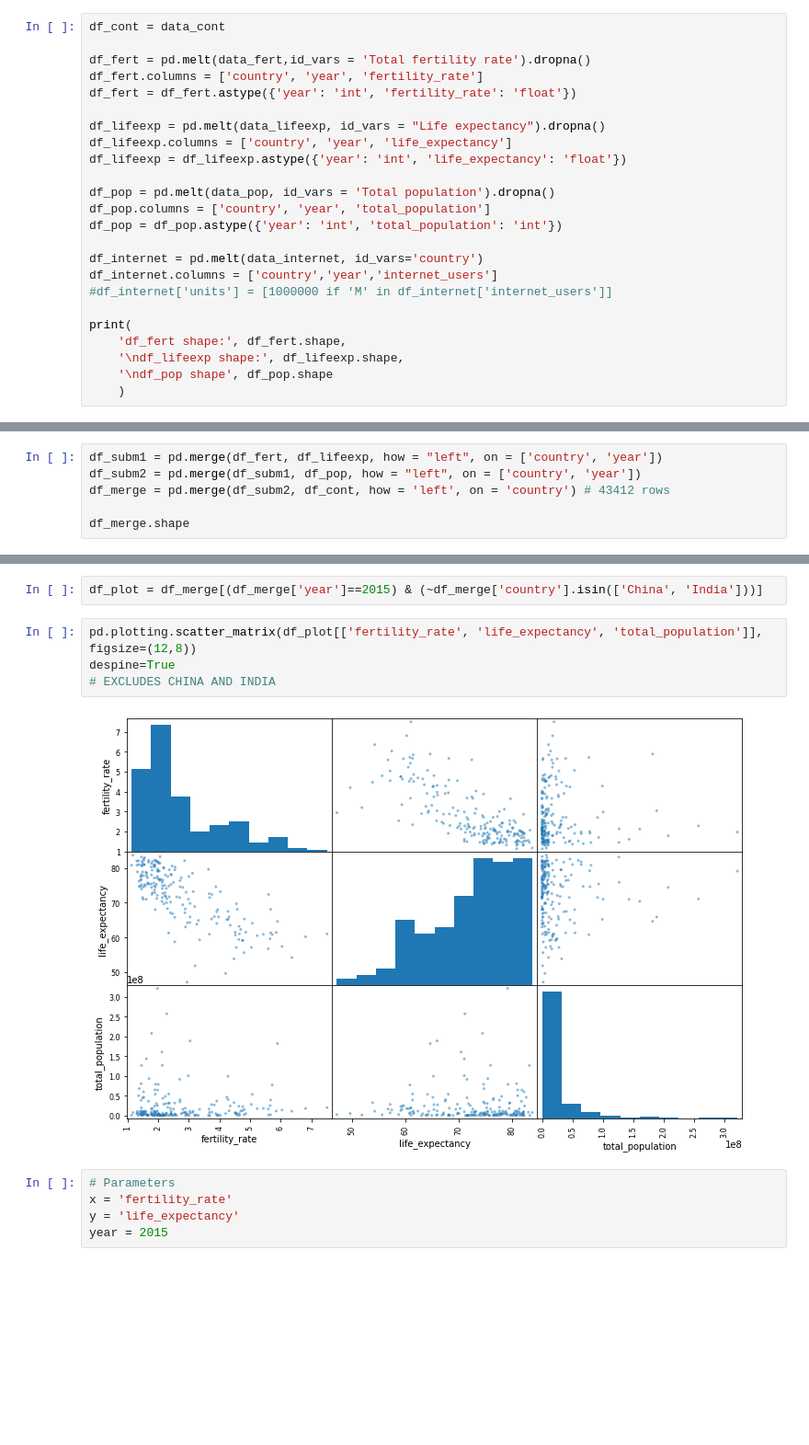
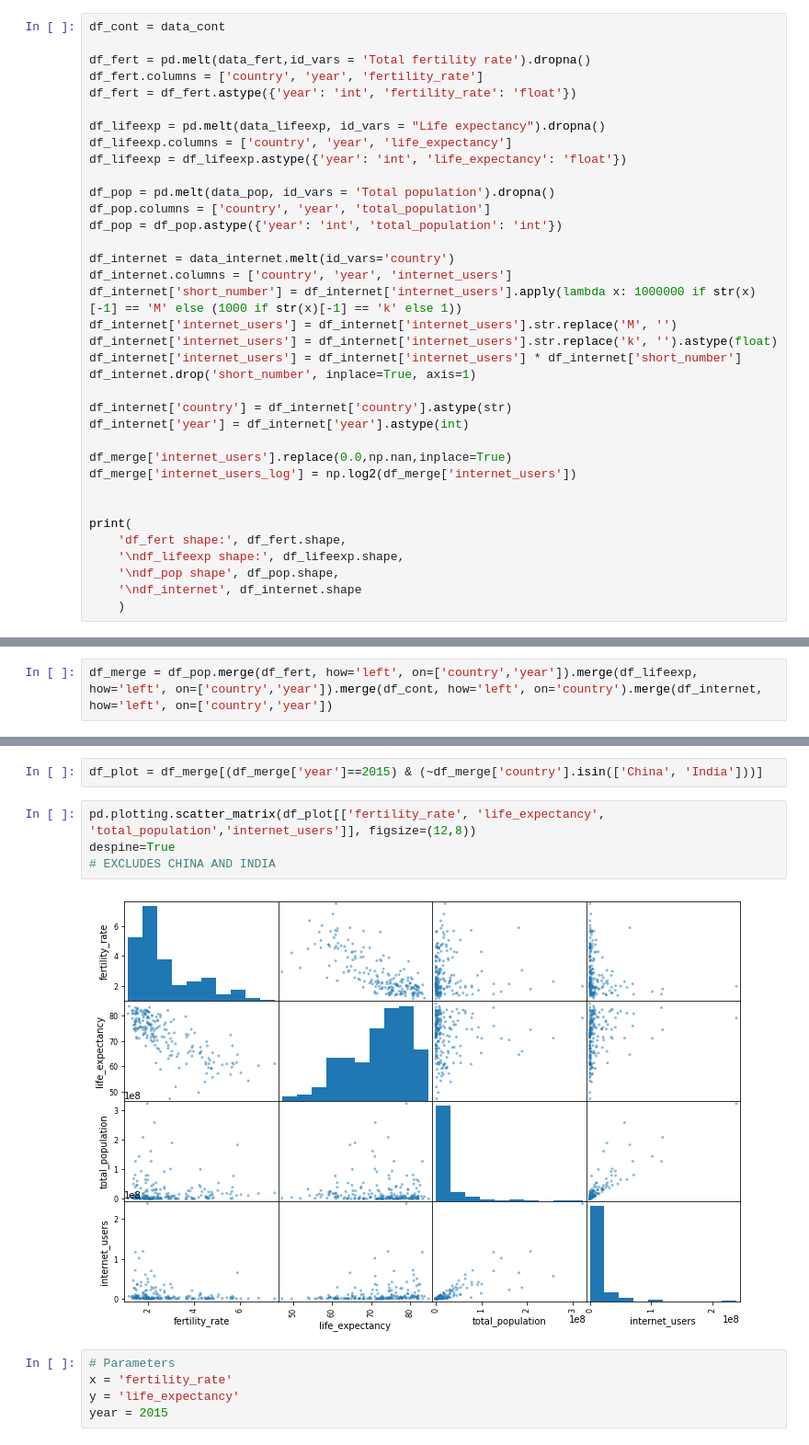
Before and after one commit to BGSoares/Bootcamp-Data-Science, a Jupyter notebook: 01_week/gapminder_code.ipynb, the cells around one changed output, grey strips where cells are left out. Shown: that part at 92% size. Saved outputs shown, nothing was run; the diff lists cells and outputs as text; blank space fills up the shorter version.

```diff
--- a/01_week/gapminder_code.ipynb
+++ b/01_week/gapminder_code.ipynb
@@ -208,14 +220,26 @@ df_pop = pd.melt(data_pop, id_vars = 'Total population').dropna()
 df_pop.columns = ['country', 'year', 'total_population']
 df_pop = df_pop.astype({'year': 'int', 'total_population': 'int'})
 
-df_internet = pd.melt(data_internet, id_vars='country')
-df_internet.columns = ['country','year','internet_users']
-#df_internet['units'] = [1000000 if 'M' in df_internet['internet_users']]
+df_internet = data_internet.melt(id_vars='country')
+df_internet.columns = ['country', 'year', 'internet_users']
+df_internet['short_number'] = df_internet['internet_users'].apply(lambda x: 1000000 if str(x)[-1] == 'M' else (1000 if str(x)[-1] == 'k' else 1))
+df_internet['internet_users'] = df_internet['internet_users'].str.replace('M', '')
+df_internet['internet_users'] = df_internet['internet_users'].str.replace('k', '').astype(float)
+df_internet['internet_users'] = df_internet['internet_users'] * df_internet['short_number']
+df_internet.drop('short_number', inplace=True, axis=1)
+
+df_internet['country'] = df_internet['country'].astype(str)
+df_internet['year'] = df_internet['year'].astype(int)
+
+df_merge['internet_users'].replace(0.0,np.nan,inplace=True)
+df_merge['internet_users_log'] = np.log2(df_merge['internet_users'])
+
 
 print(
     'df_fert shape:', df_fert.shape,
     '\ndf_lifeexp shape:', df_lifeexp.shape,
-    '\ndf_pop shape', df_pop.shape
+    '\ndf_pop shape', df_pop.shape,
+    '\ndf_internet', df_internet.shape
     )
 # %% [output]
 df_fert shape: (43412, 3)
@@ -240,8 +253,4 @@ df_internet
 # %% [markdown]
 ### Merge
 # %%
-df_subm1 = pd.merge(df_fert, df_lifeexp, how = "left", on = ['country', 'year'])
-df_subm2 = pd.merge(df_subm1, df_pop, how = "left", on = ['country', 'year'])
-df_merge = pd.merge(df_subm2, df_cont, how = 'left', on = 'country') # 43412 rows
-
-df_merge.shape
+df_merge = df_pop.merge(df_fert, how='left', on=['country','year']).merge(df_lifeexp, how='left', on=['country','year']).merge(df_cont, how='left', on='country').merge(df_internet, how='left', on=['country','year'])
@@ -274,11 +264,11 @@ despine=True
 # %%
 df_plot = df_merge[(df_merge['year']==2015) & (~df_merge['country'].isin(['China', 'India']))]
 # %%
-pd.plotting.scatter_matrix(df_plot[['fertility_rate', 'life_expectancy', 'total_population']], figsize=(12,8))
+pd.plotting.scatter_matrix(df_plot[['fertility_rate', 'life_expectancy', 'total_population','internet_users']], figsize=(12,8))
 despine=True
 # EXCLUDES CHINA AND INDIA
 # %% [output]
-[figure, old version]
+[figure, new version]
 # %%
 # Parameters
 x = 'fertility_rate'
```
Also changed, not shown: parts of 18 cells of this notebook, 57 other files.
